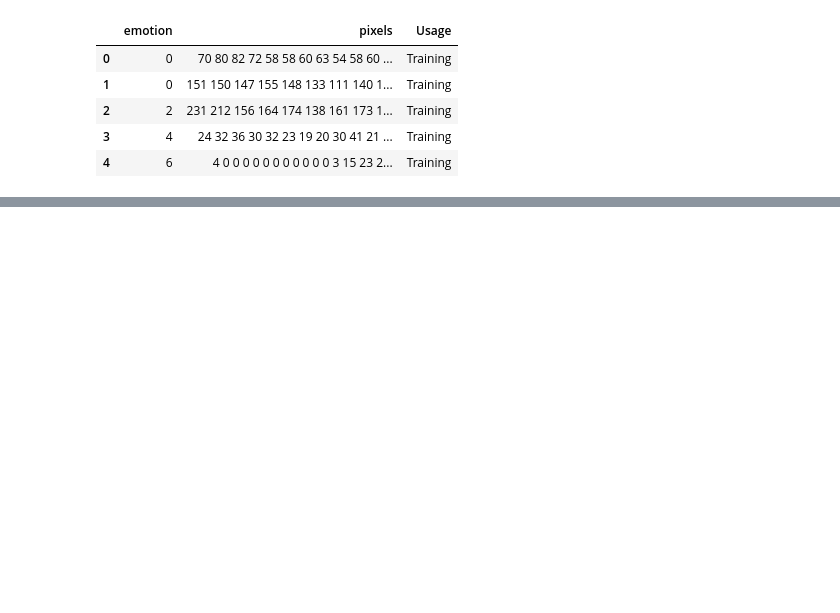
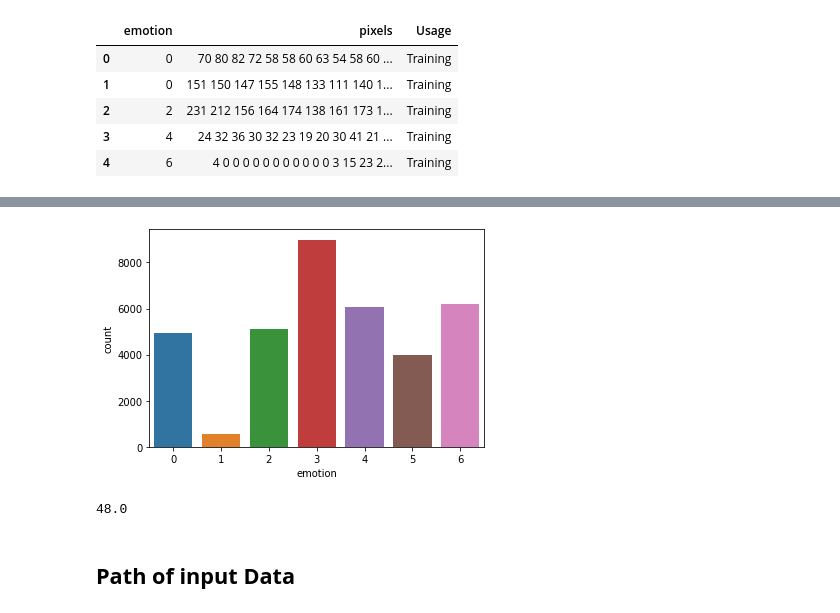
Before and after one commit to Creatrohit9/Face-Emotion-Recognition, a Jupyter notebook: Live_Class_Monitoring_System(Face_Emotion_Recognition)Rohit_bhadauriya.ipynb, the cells around one changed output, grey strips where cells are left out. Drawn from its saved outputs; the diff is of its cells as text; code cells hidden in the pictures; blank space fills up the shorter version.

Commit message:
commit till train test spit or image data prep

```diff
--- a/Live_Class_Monitoring_System(Face_Emotion_Recognition)Rohit_bhadauriya.ipynb
+++ b/Live_Class_Monitoring_System(Face_Emotion_Recognition)Rohit_bhadauriya.ipynb
@@ -153,0 +232,11 @@ df.head()
+# %%
+sns.countplot(df.emotion)
+pyplot.show()
+# %% [output]
+[figure, added]
+# %%
+math.sqrt(len(df.pixels[0].split(' ')))
+# %% [output]
+48.0
+# %% [markdown]
+## **Path of input Data**
```
Also changed, not shown: parts of 29 cells of this notebook.
